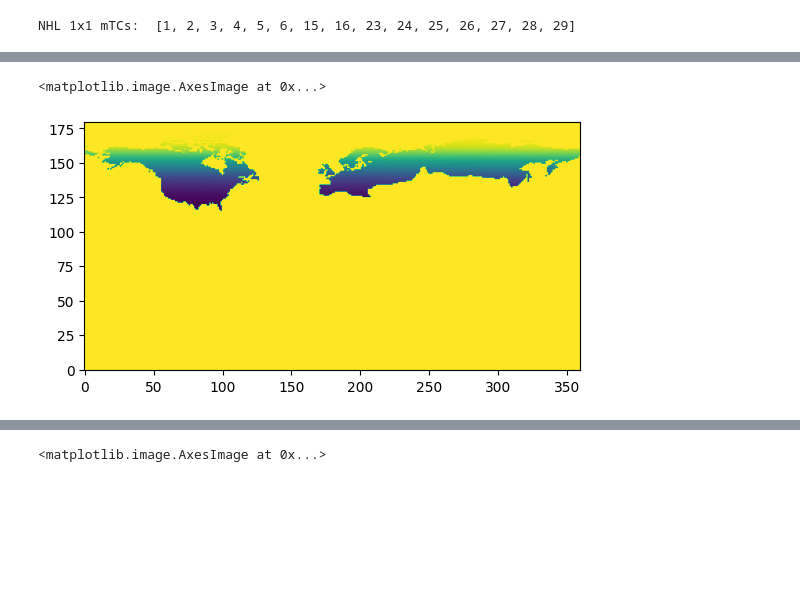
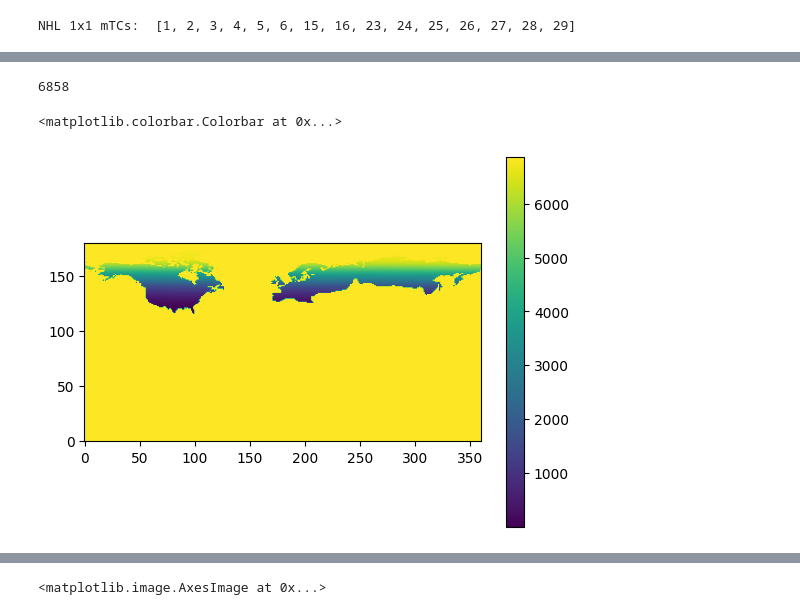
Before and after one commit to AkiTsuruta/MI-AIM, a Jupyter notebook: python/PriorCovCalc/prior_cov_test_suite.ipynb, the cells around one changed output, grey strips where cells are left out. Cells and saved outputs as stored; diff of their text form; code cells hidden in the pictures; blank space fills up the shorter version.

```diff
--- a/python/PriorCovCalc/prior_cov_test_suite.ipynb
+++ b/python/PriorCovCalc/prior_cov_test_suite.ipynb
@@ -38,10 +63,14 @@ plt.imshow(tc, origin = "lower")
+# %%
+len(set(regbio.flatten())) #check if each of the 6858 values appears
+# %% [output]
+6858
 # %%
-regbio = region.regions_bio.values
 bio = xr.DataArray(regbio)
 plt.imshow(bio, origin = "lower")
+plt.colorbar()
 # %% [output]
-<matplotlib.image.AxesImage at 0x...>
+<matplotlib.colorbar.Colorbar at 0x...>
-[figure, old version]
+[figure, new version]
 # %%
 regbio_cat = region.regions_bio_categ.values
 bio_cat = xr.DataArray(regbio_cat)
```
Also changed, not shown: parts of 5 cells of this notebook, 4 other files.
